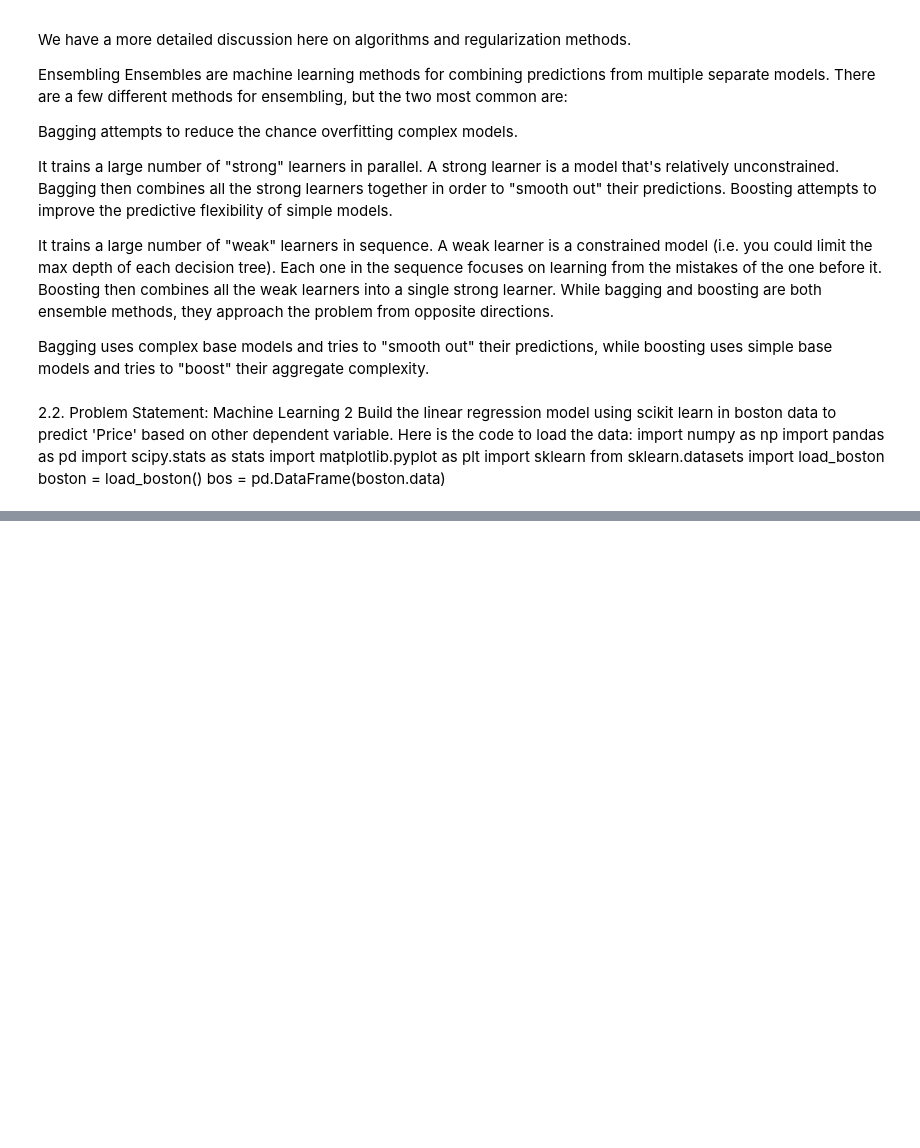
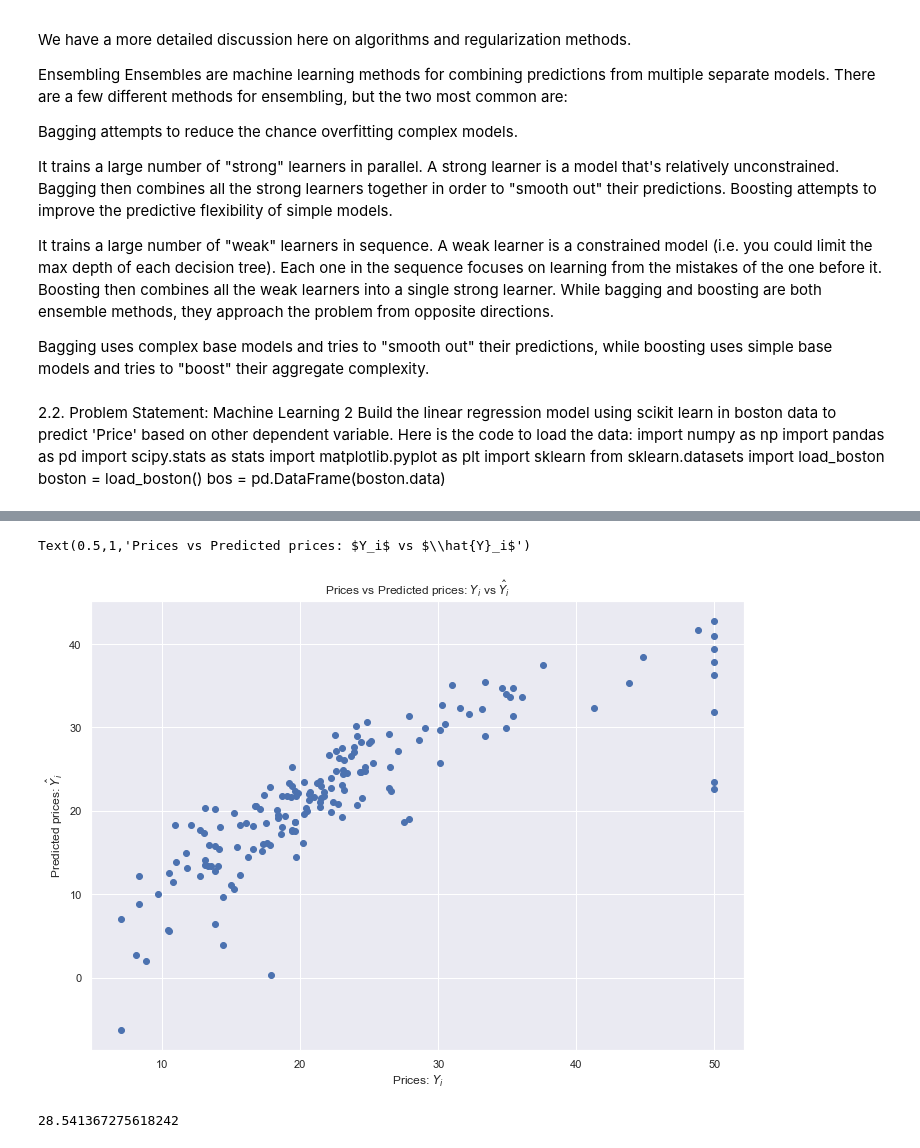
Before and after one commit to rajneesharyan/Acadgild, a Jupyter notebook: Assignment/Assignment- ML - VII CASE STUDY.ipynb, the cells around one changed output, grey strips where cells are left out. Drawn from its saved outputs; the diff is of its cells as text; code cells hidden in the pictures; blank space fills up the shorter version.

```diff
--- a/Assignment/Assignment- ML - VII CASE STUDY.ipynb
+++ b/Assignment/Assignment- ML - VII CASE STUDY.ipynb
@@ -211,0 +330,4 @@ import matplotlib.pyplot as plt
+# %%
+X= bos.drop('PRICE', axis=1)
+# %%
+Y=bos['PRICE']
@@ -211,0 +346,20 @@ import matplotlib.pyplot as plt
+# %%
+from sklearn.linear_model import LinearRegression
+
+lm = LinearRegression()
+lm.fit(X_train, Y_train)
+
+Y_pred = lm.predict(X_test)
+
+plt.scatter(Y_test, Y_pred)
+plt.xlabel("Prices: $Y_i$")
+plt.ylabel("Predicted prices: $\hat{Y}_i$")
+plt.title("Prices vs Predicted prices: $Y_i$ vs $\hat{Y}_i$")
+# %% [output]
+Text(0.5,1,'Prices vs Predicted prices: $Y_i$ vs $\\hat{Y}_i$')
+[figure, added]
+# %%
+mse = sklearn.metrics.mean_squared_error(Y_test, Y_pred)
+mse
+# %% [output]
+28.541367275618242
```
Also changed, not shown: parts of 12 cells of this notebook.
